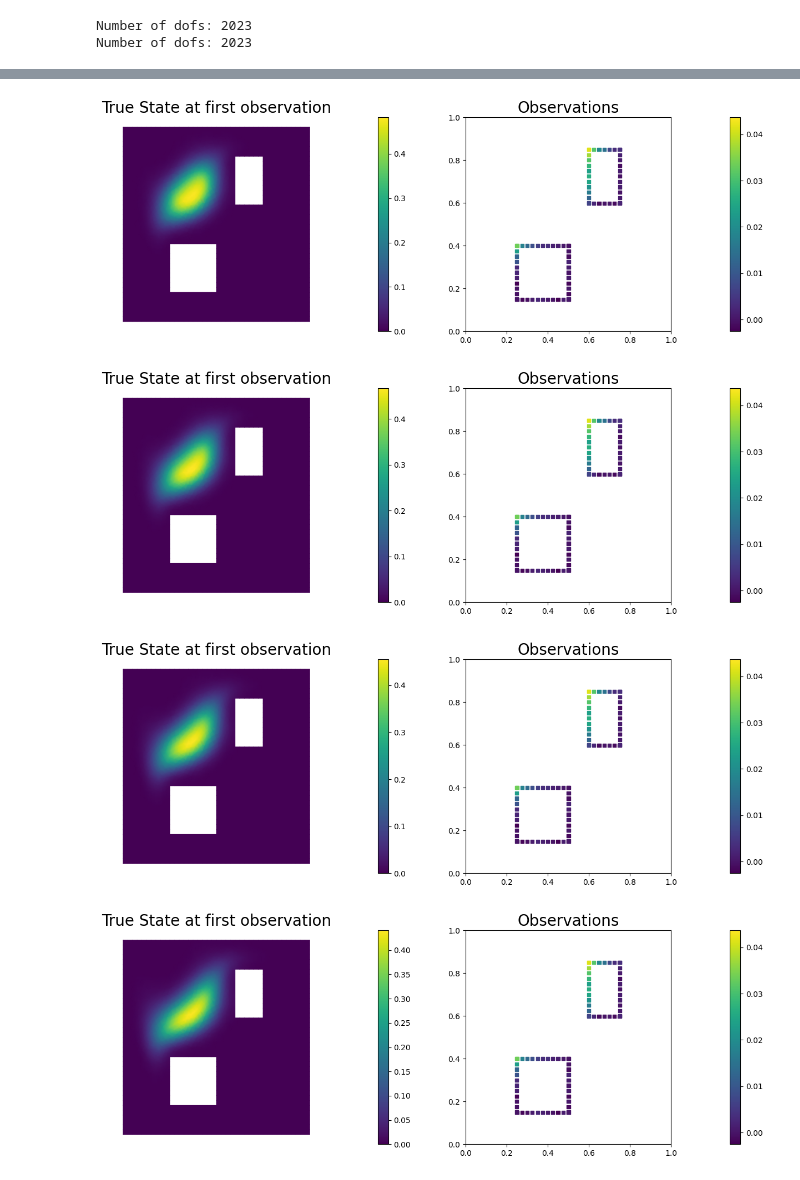
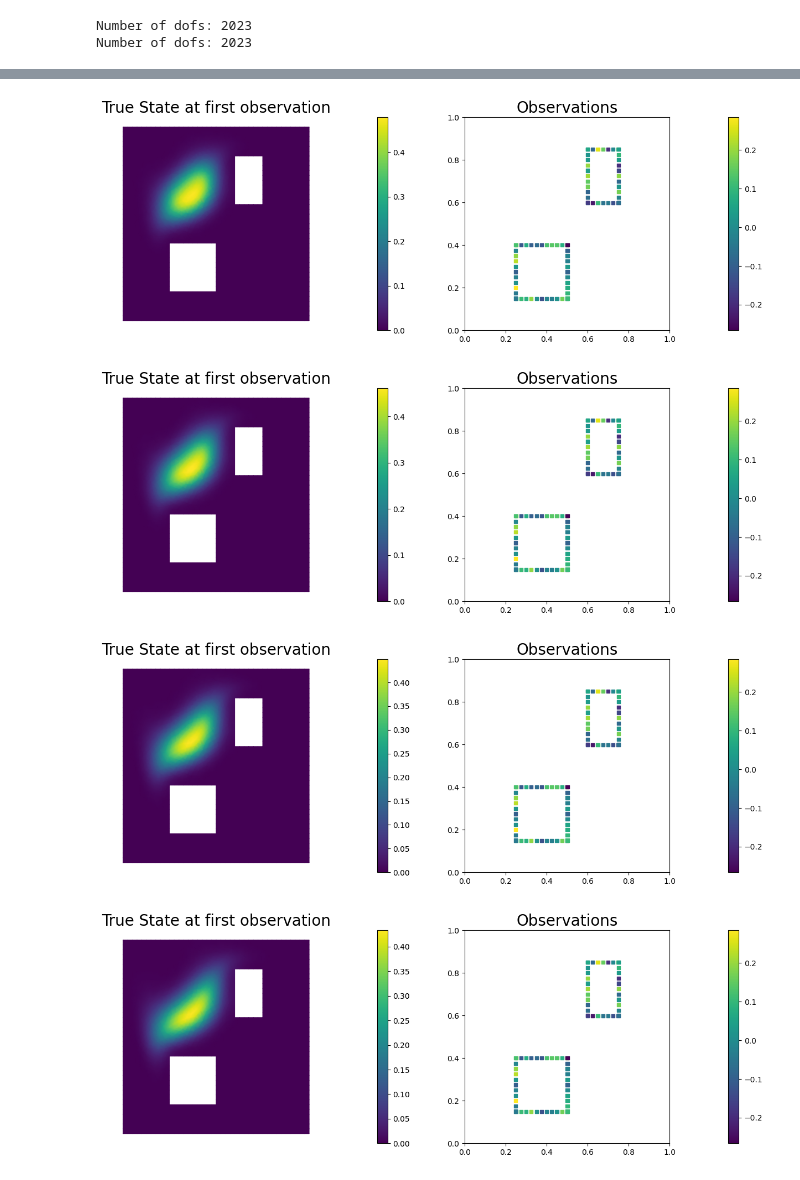
Before and after one commit to Irabiel/ad_diff_diffPara, a Jupyter notebook: ip_advection_diffusion_bayesian_incg.ipynb, the cells around one changed output, grey strips where cells are left out. Cells and saved outputs as stored; diff of their text form; code cells hidden in the pictures.

```diff
--- a/ip_advection_diffusion_bayesian_incg.ipynb
+++ b/ip_advection_diffusion_bayesian_incg.ipynb
@@ -91,7 +93,7 @@ true_initial_condition = dl.interpolate(ic_expr, Vh[STATE]).vector()
 #prior = BiLaplacianPrior(Vh[PARAMETER], gamma, delta, robin_bc=True)
 #prior.mean = dl.interpolate(dl.Constant(0.25), Vh[PARAMETER]).vector()
 
-gamma = 1
+gamma = .7
 delta = .5
 
 theta0 = 2.
@@ -140,5 +142,5 @@ Number of observation points: 80
 # %%
-rel_noise = .01
+rel_noise = 1
 utrue = problem.generate_vector(STATE)
 x = [utrue, mtrue, None]
 problem.solveFwd(x[STATE], x)
@@ -168,4 +170,4 @@ plt.show()
-[figure, old version]
+[figure, new version]
-[figure, old version]
+[figure, new version]
-[figure, old version]
+[figure, new version]
-[figure, old version]
+[figure, new version]
```
Also changed, not shown: parts of 9 cells of this notebook.
